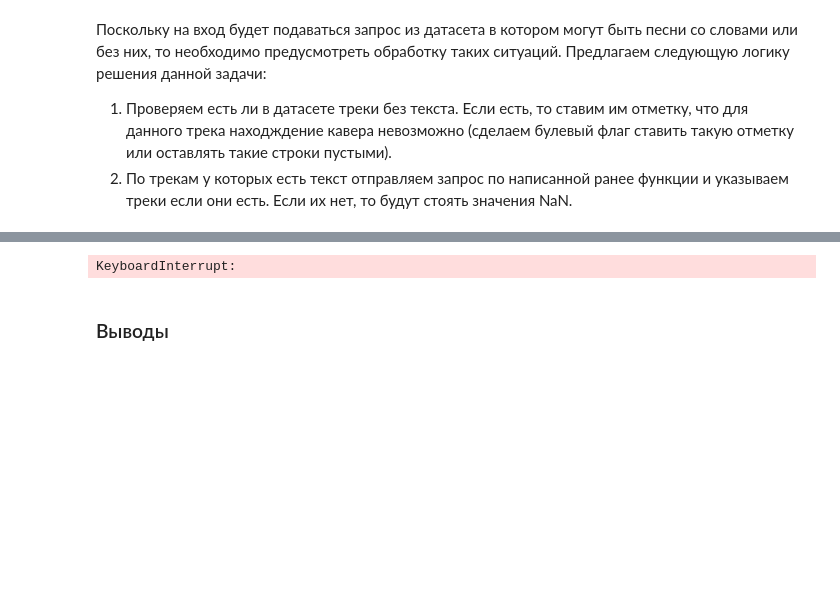
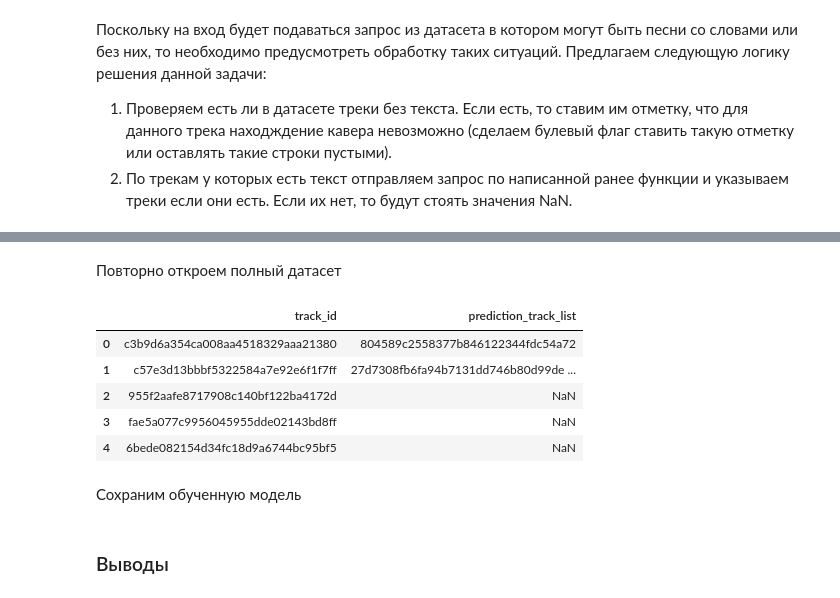
Before and after one commit to Musical-Detectives-Team/hakaton_yandex_music, a Jupyter notebook: modeling_task_2.ipynb, the cells around one changed output, grey strips where cells are left out. Cells and saved outputs as stored; diff of their text form; code cells hidden in the pictures; blank space fills up the shorter version.

```diff
--- a/modeling.ipynb
+++ b/modeling_task_2.ipynb
@@ -1362,4 +1415,4 @@ pickle.dump(tf_idf, open(PATH_TFIDFVECTORIZER, "wb"))
 # %%
-id_base_dict = dict(df_united['track_id'])
+id_base_dict = dict(df_in_index['track_id'])
 f_index = faiss_fit(corpus_united, random_state=RANDOM_STATE)
 # %% [markdown]
@@ -1386,6 +1432,7 @@ df_united.head(2)
 # %%
 def get_list_cover(df: pd.DataFrame,
                    df_in_index: pd.DataFrame,
+                   tf_idf: TfidfVectorizer,
                    index: faiss.IndexIVFFlat,
                    model: CatBoostClassifier,
                    cat_features: List,
@@ -1393,18 +1440,34 @@ def get_list_cover(df: pd.DataFrame,
                    id_base_dict: Dict,
                    fill_not_text_row: bool=False) -> pd.DataFrame:
     df = df.copy(deep=True)
+    df['prediction_track_list'] = np.nan
     if fill_not_text_row:
         df.loc[df['missing_text'] == 1, 'prediction_track_list'] = 'Нет информации о тексте данного трека, определение кавера невозможно'
 
-    df.loc[df['missing_text'] == 1, 'prediction_track_list'] = get_predict(df,
+    df_question = df.loc[df['missing_text'] == 0].reset_index(drop=True)
+    df.loc[df['missing_text'] == 0, 'prediction_track_list'] = get_predict(df_question,
                                                                            df_in_index,
+                                                                           tf_idf,
                                                                            index,
                                                                            model,
                                                                            cat_features,
                                                                            num_features,
                                                                            id_base_dict)['prediction_track_list']
-    return df
+    return df[['track_id', 'prediction_track_list']]
+# %% [markdown]
+Повторно откроем полный датасет
+# %%
+df_united = pd.read_csv(PATH_UNITED_DF)
 # %%
-df_predict = get_list_cover(df_united, df_united, f_index, cat_model, cat_features, num_features, id_base_dict)
+df_predict = get_list_cover(df_united, df_in_index, tf_idf, f_index, cat_model, cat_features, num_features, id_base_dict)
-# %% [output]
-KeyboardInterrupt:
+# %%
+df_predict.head()
+# %% [output]
+|  | track_id | prediction_track_list |
+| 0 | c3b9d6a354ca008aa4518329aaa21380 | 804589c2558377b846122344fdc54a72 |
+| 1 | c57e3d13bbbf5322584a7e92e6f1f7ff | 27d7308fb6fa94b7131dd746b80d99de ... |
+| 2 | 955f2aafe8717908c140bf122ba4172d | NaN |
+| 3 | fae5a077c9956045955dde02143bd8ff | NaN |
+| 4 | 6bede082154d34fc18d9a6744bc95bf5 | NaN |
+# %% [markdown]
+Сохраним обученную модель
```
Also changed, not shown: parts of 53 cells of this notebook, 2 other files.
